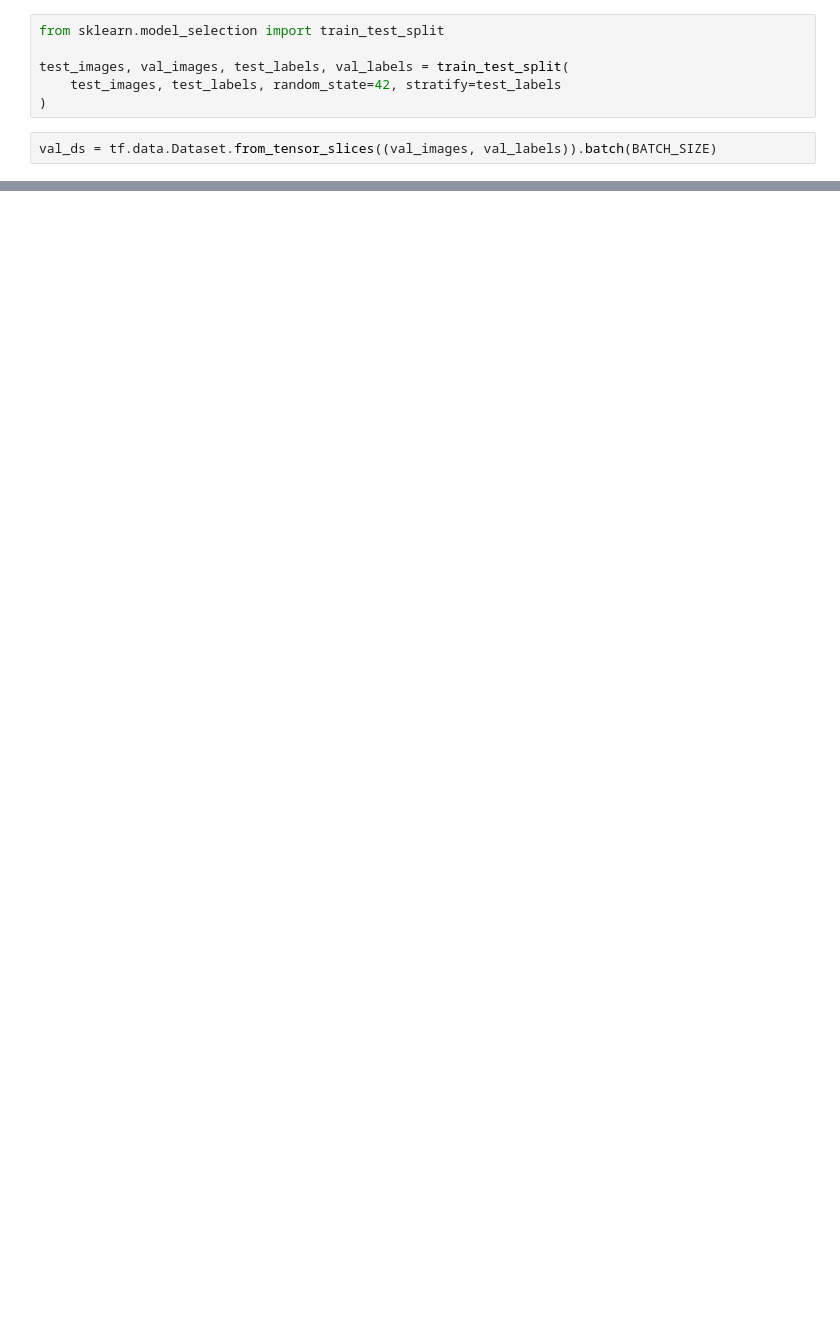
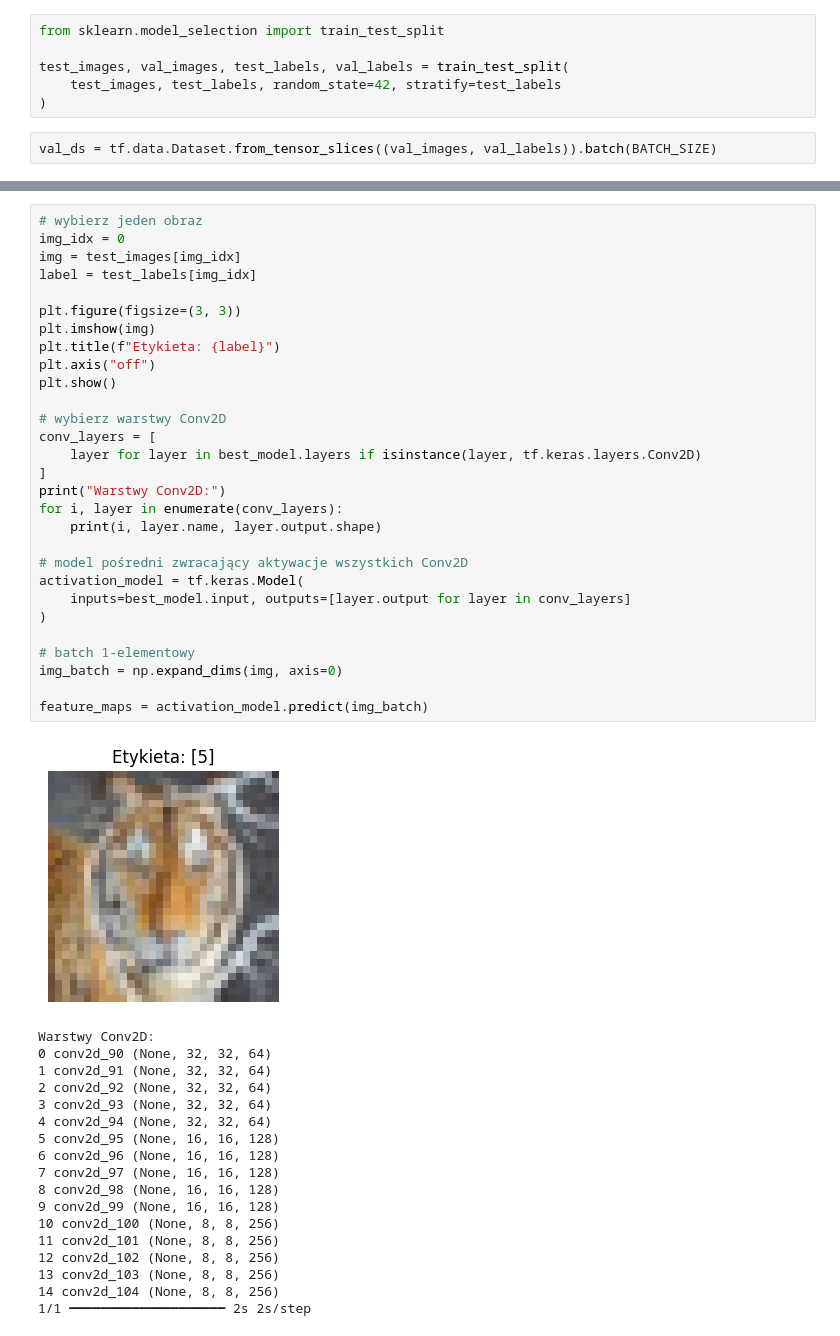
Before and after one commit to Qertal/studia, a Jupyter notebook: SIECINEURONOWE20252026/20260311/SNiUG_MS_Zadanie_1.ipynb, the cells around one changed output, grey strips where cells are left out. Drawn from its saved outputs; the diff is of its cells as text; blank space fills up the shorter version.

```diff
--- a/SIECINEURONOWE20252026/20260311/SNiUG_MS_Zadanie_1.ipynb
+++ b/SIECINEURONOWE20252026/20260311/SNiUG_MS_Zadanie_1.ipynb
@@ -313,0 +938,48 @@ NameError: name 'X_train' is not defined
+# %%
+# wybierz jeden obraz
+img_idx = 0
+img = test_images[img_idx]
+label = test_labels[img_idx]
+
+plt.figure(figsize=(3, 3))
+plt.imshow(img)
+plt.title(f"Etykieta: {label}")
+plt.axis("off")
+plt.show()
+
+# wybierz warstwy Conv2D
+conv_layers = [
+    layer for layer in best_model.layers if isinstance(layer, tf.keras.layers.Conv2D)
+]
+print("Warstwy Conv2D:")
+for i, layer in enumerate(conv_layers):
+    print(i, layer.name, layer.output.shape)
+
+# model pośredni zwracający aktywacje wszystkich Conv2D
+activation_model = tf.keras.Model(
+    inputs=best_model.input, outputs=[layer.output for layer in conv_layers]
+)
+
+# batch 1-elementowy
+img_batch = np.expand_dims(img, axis=0)
+
+feature_maps = activation_model.predict(img_batch)
+# %% [output]
+[figure, added]
+Warstwy Conv2D:
+0 conv2d_90 (None, 32, 32, 64)
+1 conv2d_91 (None, 32, 32, 64)
+2 conv2d_92 (None, 32, 32, 64)
+3 conv2d_93 (None, 32, 32, 64)
+4 conv2d_94 (None, 32, 32, 64)
+5 conv2d_95 (None, 16, 16, 128)
+6 conv2d_96 (None, 16, 16, 128)
+7 conv2d_97 (None, 16, 16, 128)
+8 conv2d_98 (None, 16, 16, 128)
+9 conv2d_99 (None, 16, 16, 128)
+10 conv2d_100 (None, 8, 8, 256)
+11 conv2d_101 (None, 8, 8, 256)
+12 conv2d_102 (None, 8, 8, 256)
+13 conv2d_103 (None, 8, 8, 256)
+14 conv2d_104 (None, 8, 8, 256)
+1/1 ━━━━━━━━━━━━━━━━━━━━ 2s 2s/step
```
Also changed, not shown: parts of 38 cells of this notebook, 2 other files.
